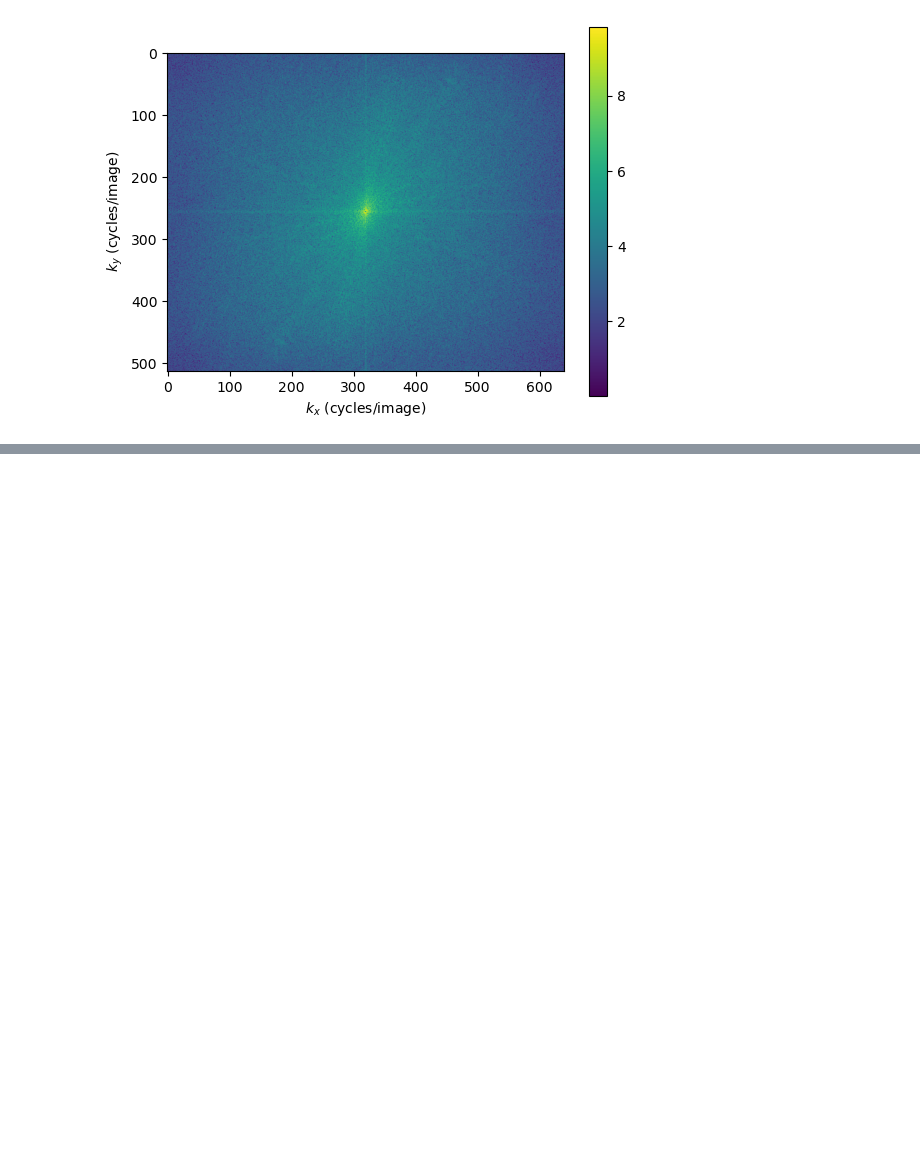
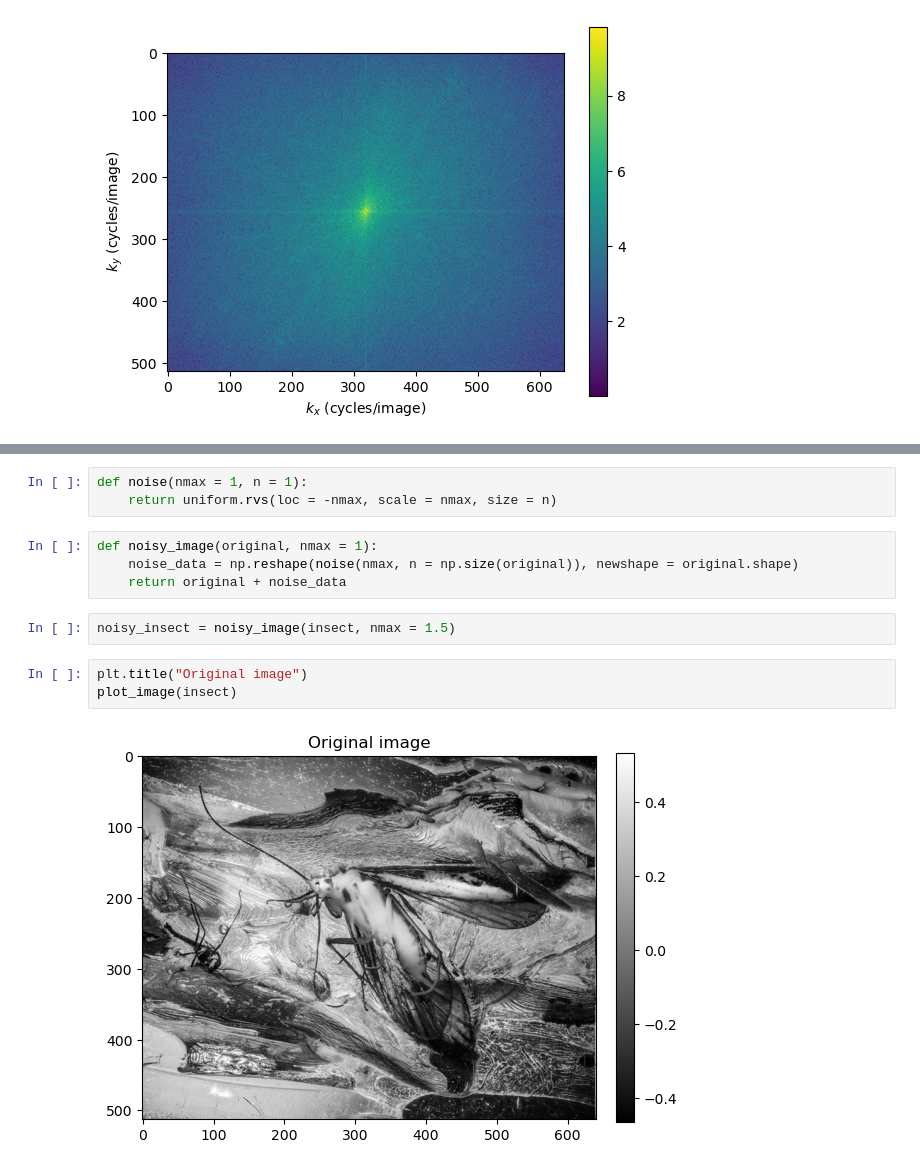
Before and after one commit to kerseviciute/how-does-vision-work, a Jupyter notebook: homework-2-5.ipynb, the cells around one changed output, grey strips where cells are left out. Drawn from its saved outputs; the diff is of its cells as text; blank space fills up the shorter version.

```diff
--- a/homework-2-5.ipynb
+++ b/homework-2-5.ipynb
@@ -171,0 +183,14 @@ plt.show()
+# %%
+def noise(nmax = 1, n = 1):
+    return uniform.rvs(loc = -nmax, scale = nmax, size = n)
+# %%
+def noisy_image(original, nmax = 1):
+    noise_data = np.reshape(noise(nmax, n = np.size(original)), newshape = original.shape)
+    return original + noise_data
+# %%
+noisy_insect = noisy_image(insect, nmax = 1.5)
+# %%
+plt.title("Original image")
+plot_image(insect)
+# %% [output]
+[figure, added]
```
Also changed, not shown: parts of 11 cells of this notebook.
